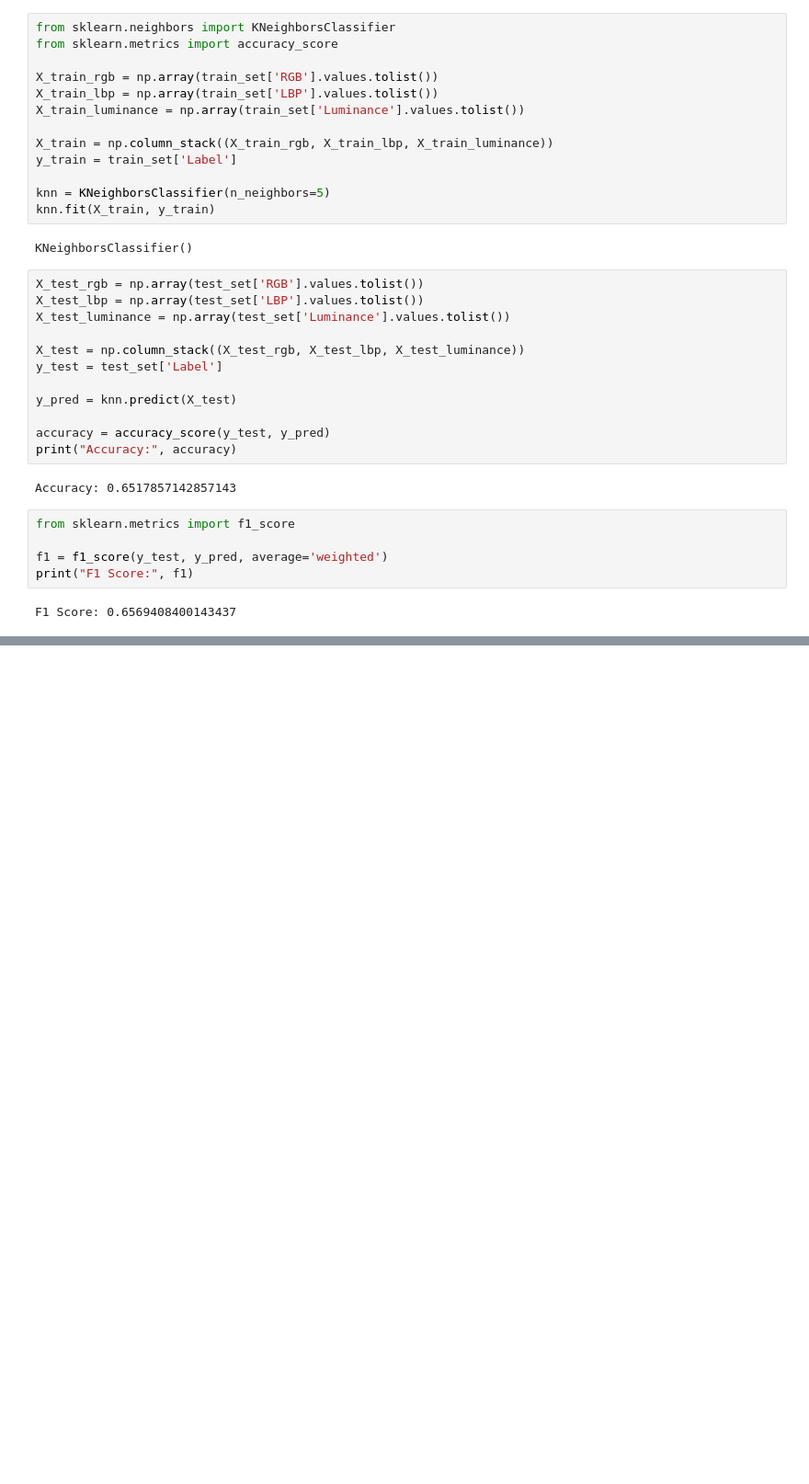
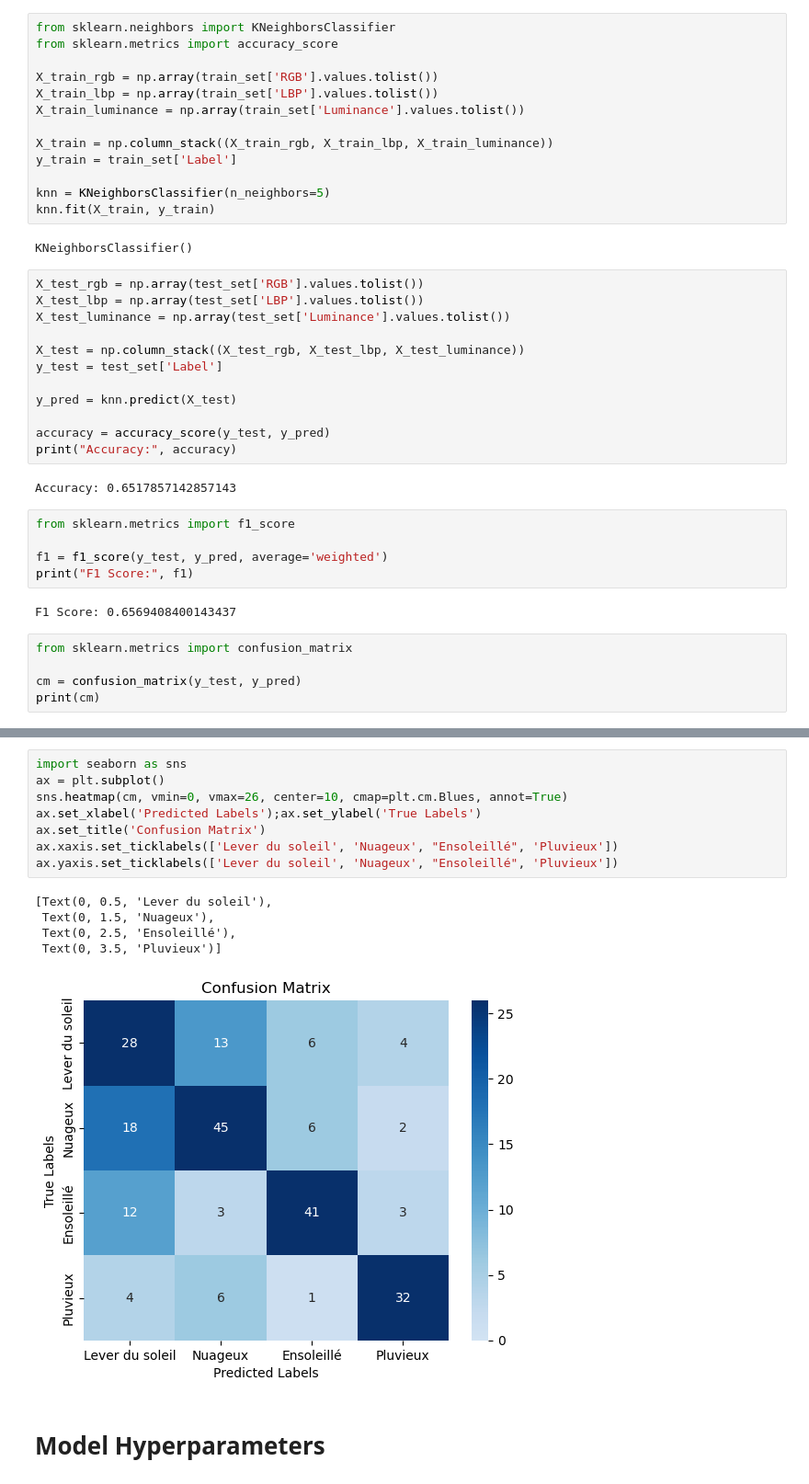
Before and after one commit to Jalalbaim/Rain-Or-Shine, a Jupyter notebook: VF.ipynb, the cells around one changed output, grey strips where cells are left out. Shown at 92% size. Drawn from its saved outputs; the diff is of its cells as text; blank space fills up the shorter version.

Commit message:
confusion matrix

```diff
--- a/VF.ipynb
+++ b/VF.ipynb
@@ -365,3 +365,8 @@ f1 = f1_score(y_test, y_pred, average='weighted')
 print("F1 Score:", f1)
 # %% [output]
 F1 Score: 0.6569408400143437
+# %%
+from sklearn.metrics import confusion_matrix
+
+cm = confusion_matrix(y_test, y_pred)
+print(cm)
@@ -367,0 +386,16 @@ F1 Score: 0.6569408400143437
+# %%
+import seaborn as sns
+ax = plt.subplot()
+sns.heatmap(cm, vmin=0, vmax=26, center=10, cmap=plt.cm.Blues, annot=True)
+ax.set_xlabel('Predicted Labels');ax.set_ylabel('True Labels')
+ax.set_title('Confusion Matrix')
+ax.xaxis.set_ticklabels(['Lever du soleil', 'Nuageux', "Ensoleillé", 'Pluvieux'])
+ax.yaxis.set_ticklabels(['Lever du soleil', 'Nuageux', "Ensoleillé", 'Pluvieux'])
+# %% [output]
+[Text(0, 0.5, 'Lever du soleil'),
+ Text(0, 1.5, 'Nuageux'),
+ Text(0, 2.5, 'Ensoleillé'),
+ Text(0, 3.5, 'Pluvieux')]
+[figure, added]
+# %% [markdown]
+# Model Hyperparameters
```
Also changed, not shown: parts of 2 cells of this notebook.
